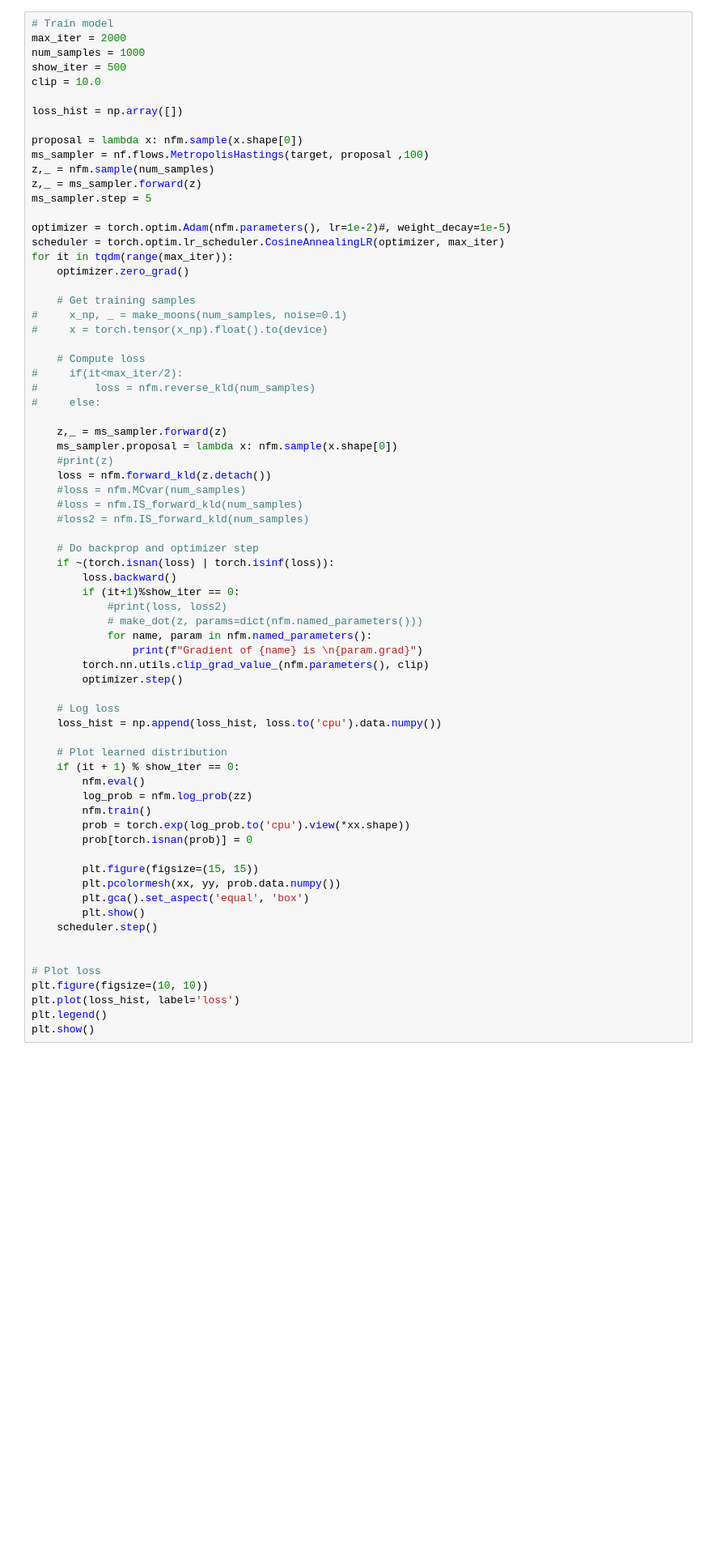
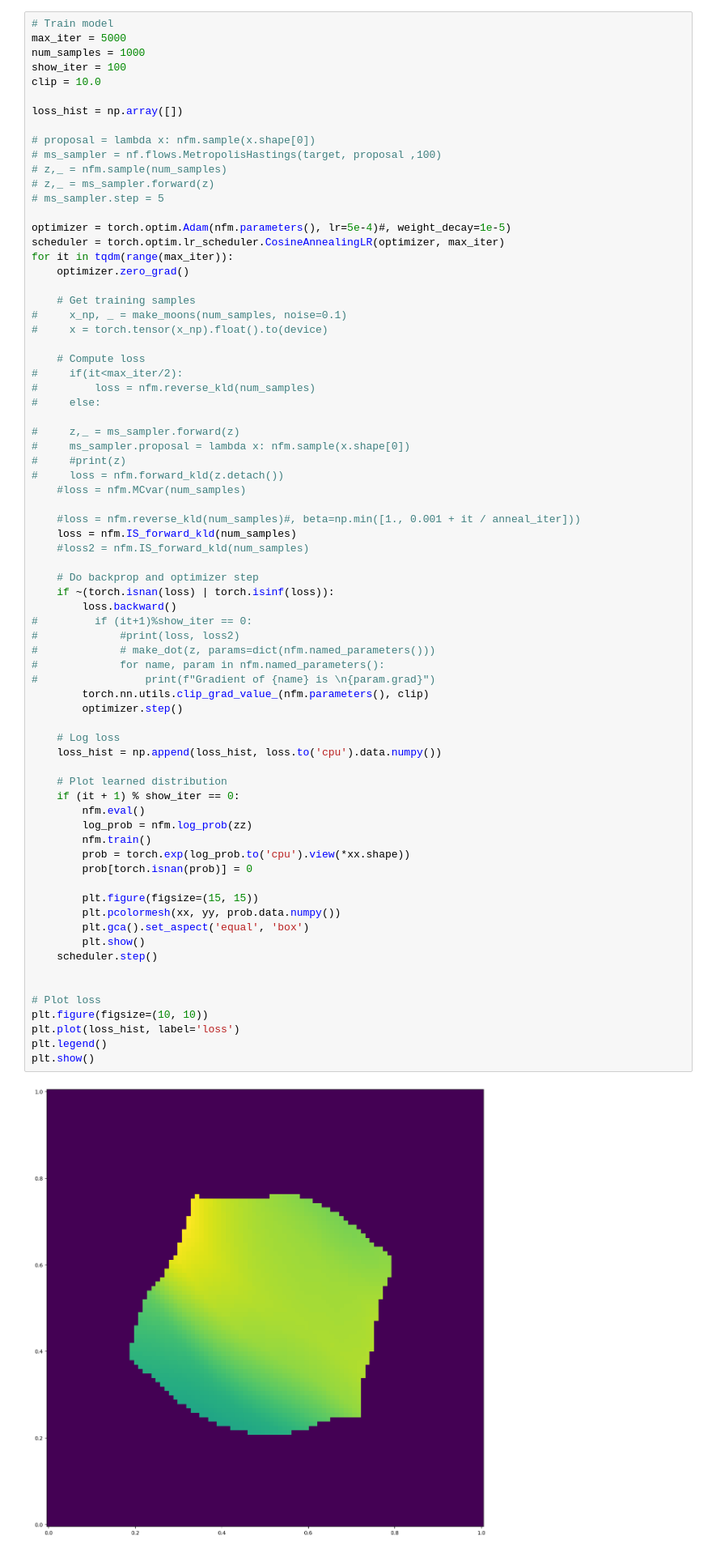
Before and after one commit to fsxbhyy/normalizing-flows, a Jupyter notebook: examples/neural_spline_flow.ipynb, the cells around one changed output. Shown at 81% size. Drawn from its saved outputs; the diff is of its cells as text; blank space fills up the shorter version.

```diff
--- a/examples/neural_spline_flow.ipynb
+++ b/examples/neural_spline_flow.ipynb
@@ -98,20 +146,20 @@ tensor([[2.9656e-05, 3.8078e-05, 4.8643e-05,  ..., 4.8643e-05, 3.8078e-05,
 [figure]
 # %%
 # Train model
-max_iter = 2000
+max_iter = 5000
 num_samples = 1000
-show_iter = 500
+show_iter = 100
 clip = 10.0
 
 loss_hist = np.array([])
 
-proposal = lambda x: nfm.sample(x.shape[0])
-ms_sampler = nf.flows.MetropolisHastings(target, proposal ,100)
-z,_ = nfm.sample(num_samples)
-z,_ = ms_sampler.forward(z)
-ms_sampler.step = 5
+# proposal = lambda x: nfm.sample(x.shape[0])
+# ms_sampler = nf.flows.MetropolisHastings(target, proposal ,100)
+# z,_ = nfm.sample(num_samples)
+# z,_ = ms_sampler.forward(z)
+# ms_sampler.step = 5
 
-optimizer = torch.optim.Adam(nfm.parameters(), lr=1e-2)#, weight_decay=1e-5)
+optimizer = torch.optim.Adam(nfm.parameters(), lr=5e-4)#, weight_decay=1e-5)
 scheduler = torch.optim.lr_scheduler.CosineAnnealingLR(optimizer, max_iter)
 for it in tqdm(range(max_iter)):
     optimizer.zero_grad()
@@ -125,45 +173,49 @@ for it in tqdm(range(max_iter)):
 #         loss = nfm.reverse_kld(num_samples)
 #     else:
 
-    z,_ = ms_sampler.forward(z)
-    ms_sampler.proposal = lambda x: nfm.sample(x.shape[0])
-    #print(z)
-    loss = nfm.forward_kld(z.detach())
+#     z,_ = ms_sampler.forward(z)
+#     ms_sampler.proposal = lambda x: nfm.sample(x.shape[0])
+#     #print(z)
+#     loss = nfm.forward_kld(z.detach())
     #loss = nfm.MCvar(num_samples)
-    #loss = nfm.IS_forward_kld(num_samples)
+
+    #loss = nfm.reverse_kld(num_samples)#, beta=np.min([1., 0.001 + it / anneal_iter]))
+    loss = nfm.IS_forward_kld(num_samples)
     #loss2 = nfm.IS_forward_kld(num_samples)
 
     # Do backprop and optimizer step
     if ~(torch.isnan(loss) | torch.isinf(loss)):
         loss.backward()
-        if (it+1)%show_iter == 0:
-            #print(loss, loss2)
-            # make_dot(z, params=dict(nfm.named_parameters()))
-            for name, param in nfm.named_parameters():
-                print(f"Gradient of {name} is \n{param.grad}")
+#         if (it+1)%show_iter == 0:
+#             #print(loss, loss2)
+#             # make_dot(z, params=dict(nfm.named_parameters()))
+#             for name, param in nfm.named_parameters():
+#                 print(f"Gradient of {name} is \n{param.grad}")
         torch.nn.utils.clip_grad_value_(nfm.parameters(), clip)
         optimizer.step()
 
     # Log loss
     loss_hist = np.append(loss_hist, loss.to('cpu').data.numpy())
 
     # Plot learned distribution
     if (it + 1) % show_iter == 0:
         nfm.eval()
         log_prob = nfm.log_prob(zz)
         nfm.train()
         prob = torch.exp(log_prob.to('cpu').view(*xx.shape))
         prob[torch.isnan(prob)] = 0
 
         plt.figure(figsize=(15, 15))
         plt.pcolormesh(xx, yy, prob.data.numpy())
         plt.gca().set_aspect('equal', 'box')
         plt.show()
     scheduler.step()
 
 
 # Plot loss
 plt.figure(figsize=(10, 10))
 plt.plot(loss_hist, label='loss')
 plt.legend()
 plt.show()
+# %% [output]
+[figure, added]
```
Also changed, not shown: parts of 7 cells of this notebook, 8 other files.
